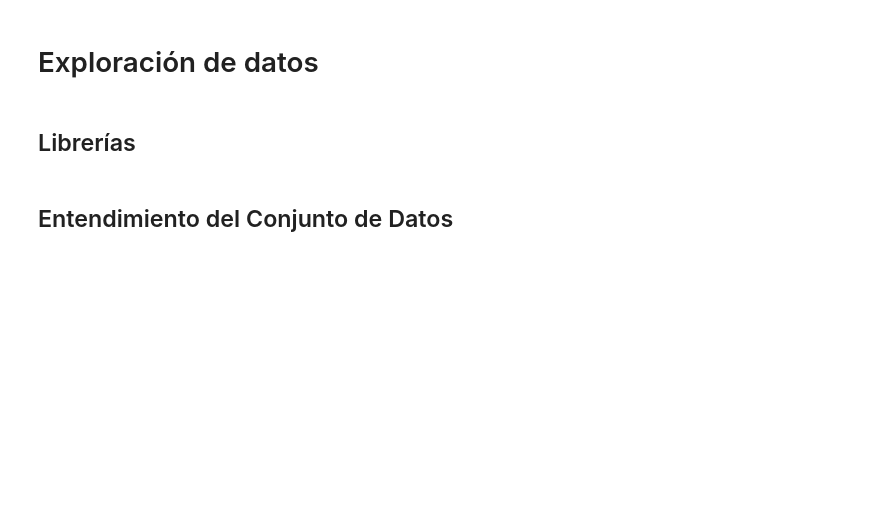
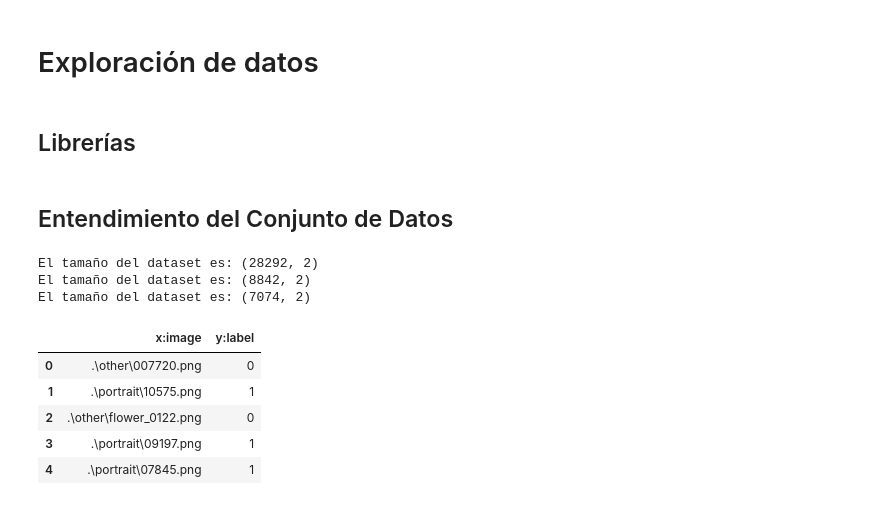
Before and after one commit to jhanvargas/comparacion-cnn-clasico-cuantico, a Jupyter notebook: python/jupyter_notebooks/exploracion_dataset.ipynb, the cells around one changed output. Drawn from its saved outputs; the diff is of its cells as text; code cells hidden in the pictures; blank space fills up the shorter version.

```diff
--- a/python/jupyter_notebooks/exploracion_dataset.ipynb
+++ b/python/jupyter_notebooks/exploracion_dataset.ipynb
@@ -24,5 +31,22 @@ test_df = pd.read_csv(Path.train)
+# %%
+print(f'El tamaño del dataset es: {train.shape}')
+print(f'El tamaño del dataset es: {test.shape}')
+print(f'El tamaño del dataset es: {val.shape}')
+# %% [output]
+El tamaño del dataset es: (28292, 2)
+El tamaño del dataset es: (8842, 2)
+El tamaño del dataset es: (7074, 2)
 # %%
 portrait_df = pd.concat([train_df, test_df])
+# %%
+portrait_df.head()
+# %% [output]
+|  | x:image | y:label |
+| 0 | .\other\007720.png | 0 |
+| 1 | .\portrait\10575.png | 1 |
+| 2 | .\other\flower_0122.png | 0 |
+| 3 | .\portrait\09197.png | 1 |
+| 4 | .\portrait\07845.png | 1 |
 # %%
 print(f'El tamaño del dataset es: {portrait_df.shape}')
 print(f'El tamaño del dataset de entrenamiento es: {train_df.shape}')
```
Also changed, not shown: parts of 16 cells of this notebook, 1 other file.
